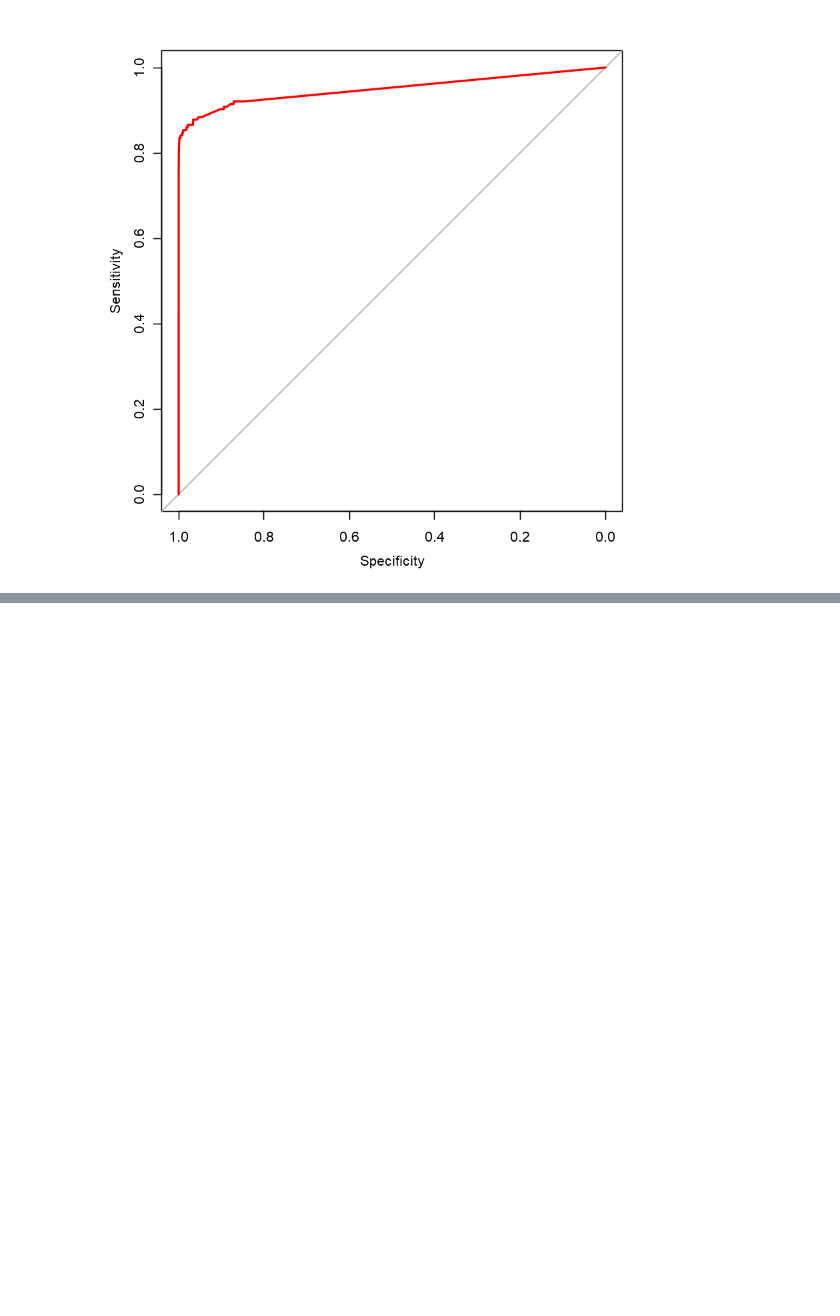
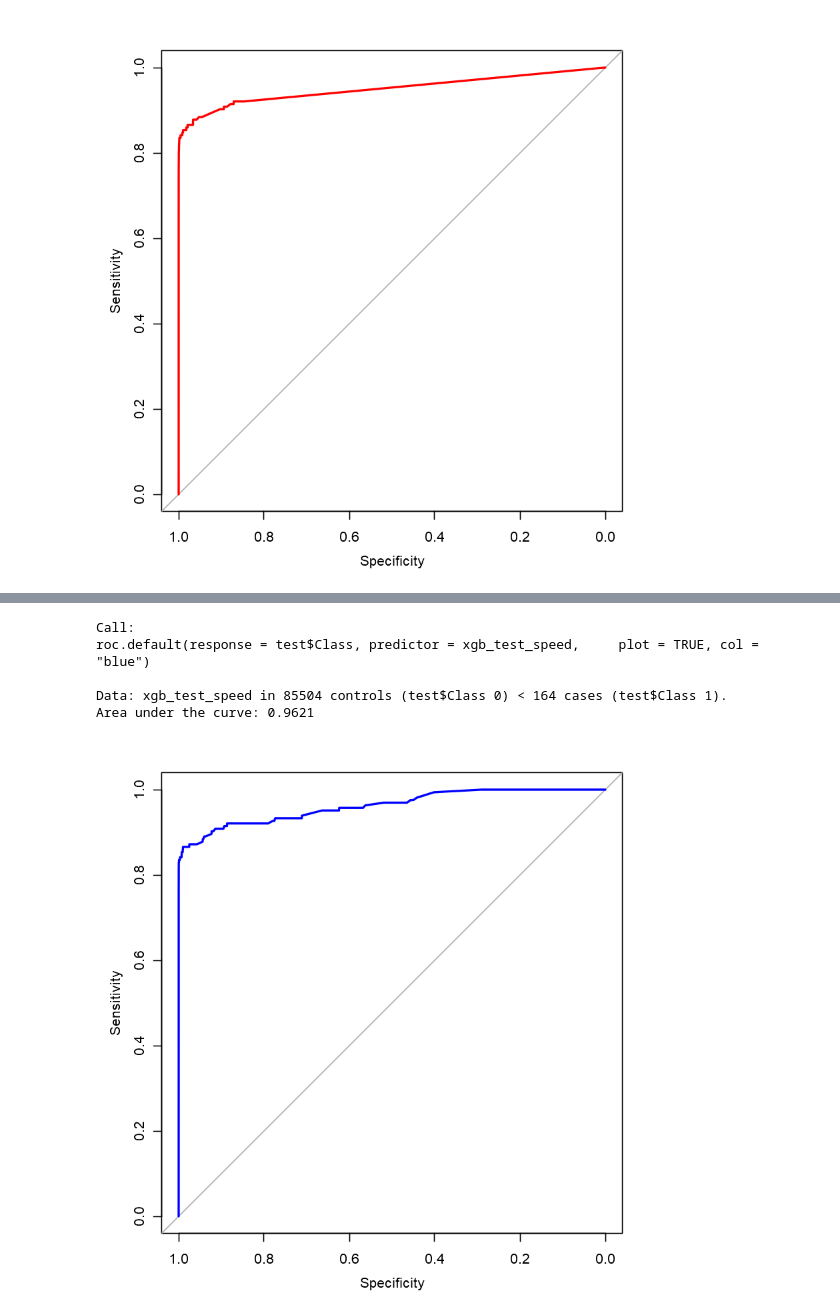
Before and after one commit to nirmalyachakraborty/Rprojects, a Jupyter notebook: Rprograms.ipynb, the cells around one changed output, grey strips where cells are left out. Saved outputs shown, nothing was run; the diff lists cells and outputs as text; code cells hidden in the pictures; blank space fills up the shorter version.

```diff
--- a/Rprograms.ipynb
+++ b/Rprograms.ipynb
@@ -131,0 +196,14 @@ Area under the curve: 0.9498
+# %%
+# Make predictions on test set for ROC curve
+xgb_test_speed = predict(xgb_model_speed
+                         , newdata = as.matrix(test[, colnames(test) != "Class"])
+                         , ntreelimit = xgb_model_speed$bestInd)
+auc_xgb_speed = roc(test$Class, xgb_test_speed, plot = TRUE, col = "blue")
+print(auc_xgb_speed)
+# %% [output]
+Call:
+roc.default(response = test$Class, predictor = xgb_test_speed,     plot = TRUE, col = "blue")
+
+Data: xgb_test_speed in 85504 controls (test$Class 0) < 164 cases (test$Class 1).
+Area under the curve: 0.9621
+[figure, added]
```
Also changed, not shown: parts of 8 cells of this notebook.
